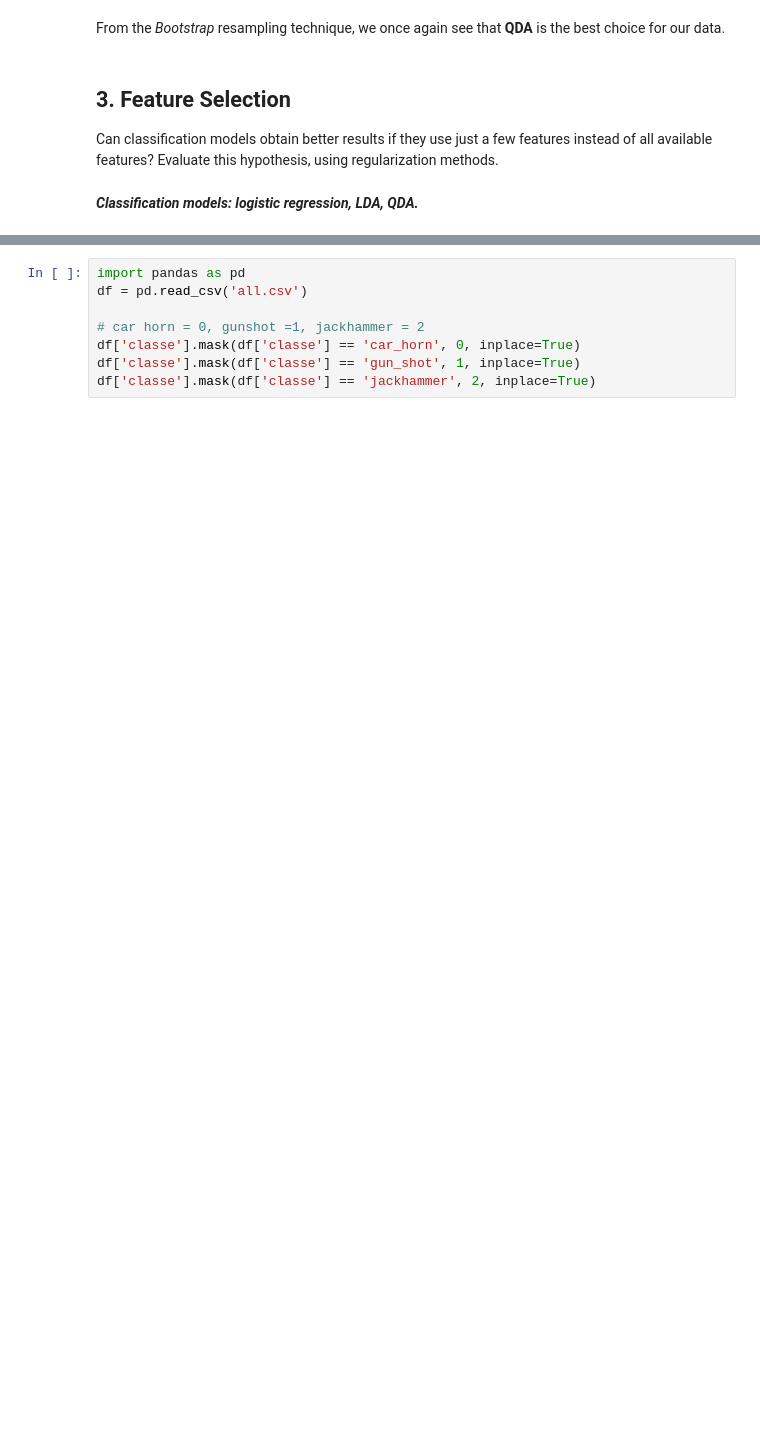
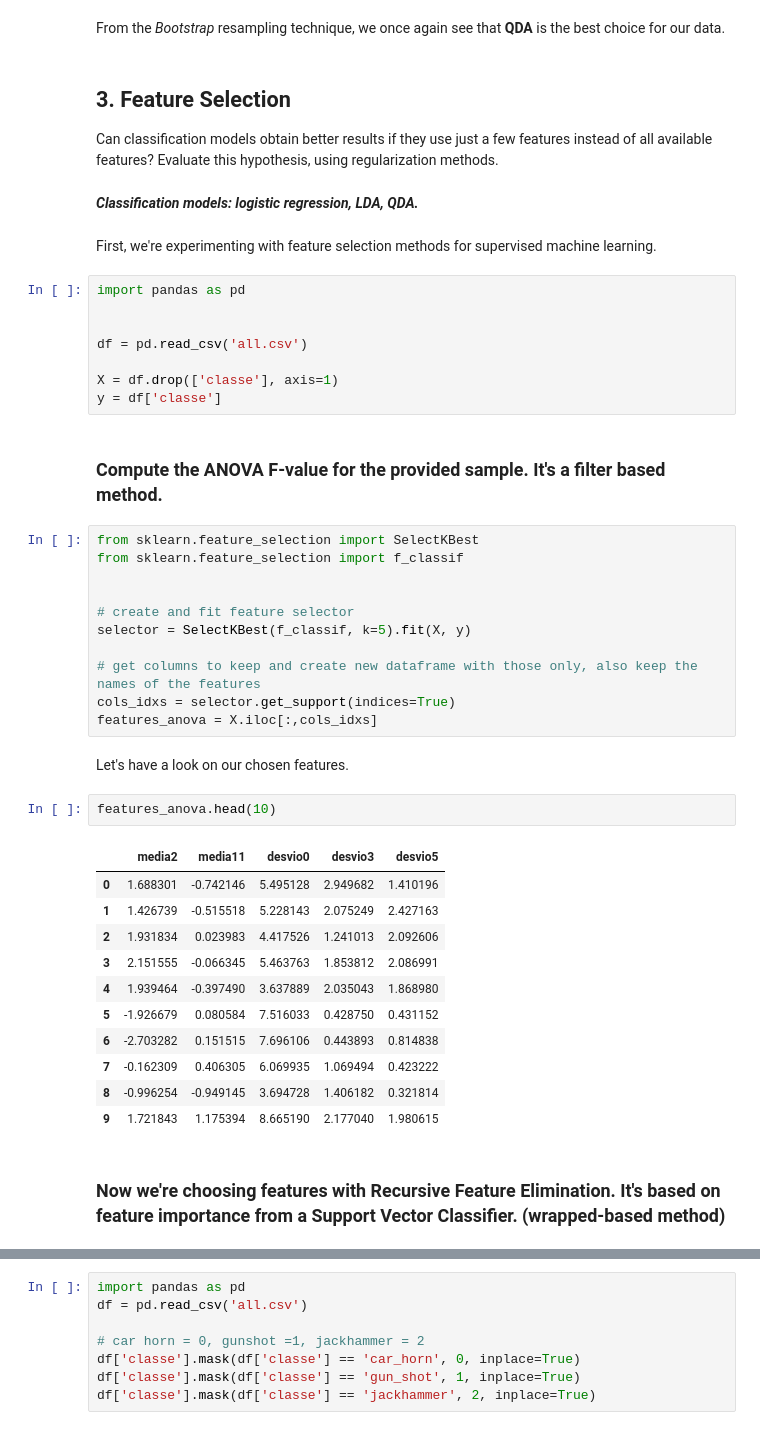
Before and after one commit to qettera/Machine-Learning-Overview, a Jupyter notebook: project.ipynb, the cells around one changed output, grey strips where cells are left out. Saved outputs shown, nothing was run; the diff lists cells and outputs as text; blank space fills up the shorter version.

```diff
--- a/project.ipynb
+++ b/project.ipynb
@@ -330,3 +331,44 @@ Can classification models obtain better results if they use just a few features
 features? Evaluate this hypothesis, using regularization methods.
 # %% [markdown]
 ***Classification models: logistic regression, LDA, QDA.***
+# %% [markdown]
+First, we're experimenting with feature selection methods for supervised machine learning.
+# %%
+import pandas as pd
+
+
+df = pd.read_csv('all.csv')
+
+X = df.drop(['classe'], axis=1)
+y = df['classe']
+# %% [markdown]
+### Compute the ANOVA F-value for the provided sample. It's a filter based method.
+# %%
+from sklearn.feature_selection import SelectKBest
+from sklearn.feature_selection import f_classif
+
+
+# create and fit feature selector
+selector = SelectKBest(f_classif, k=5).fit(X, y)
+
+# get columns to keep and create new dataframe with those only, also keep the names of the features
+cols_idxs = selector.get_support(indices=True)
+features_anova = X.iloc[:,cols_idxs]
+# %% [markdown]
+Let's have a look on our chosen features.
+# %%
+features_anova.head(10)
+# %% [output]
+|  | media2 | media11 | desvio0 | desvio3 | desvio5 |
+| 0 | 1.688301 | -0.742146 | 5.495128 | 2.949682 | 1.410196 |
+| 1 | 1.426739 | -0.515518 | 5.228143 | 2.075249 | 2.427163 |
+| 2 | 1.931834 | 0.023983 | 4.417526 | 1.241013 | 2.092606 |
+| 3 | 2.151555 | -0.066345 | 5.463763 | 1.853812 | 2.086991 |
+| 4 | 1.939464 | -0.397490 | 3.637889 | 2.035043 | 1.868980 |
+| 5 | -1.926679 | 0.080584 | 7.516033 | 0.428750 | 0.431152 |
+| 6 | -2.703282 | 0.151515 | 7.696106 | 0.443893 | 0.814838 |
+| 7 | -0.162309 | 0.406305 | 6.069935 | 1.069494 | 0.423222 |
+| 8 | -0.996254 | -0.949145 | 3.694728 | 1.406182 | 0.321814 |
+| 9 | 1.721843 | 1.175394 | 8.665190 | 2.177040 | 1.980615 |
+# %% [markdown]
+### Now we're choosing features with Recursive Feature Elimination. It's based on feature importance from a Support Vector Classifier. (wrapped-based method)
```
Also changed, not shown: parts of 72 cells of this notebook.
